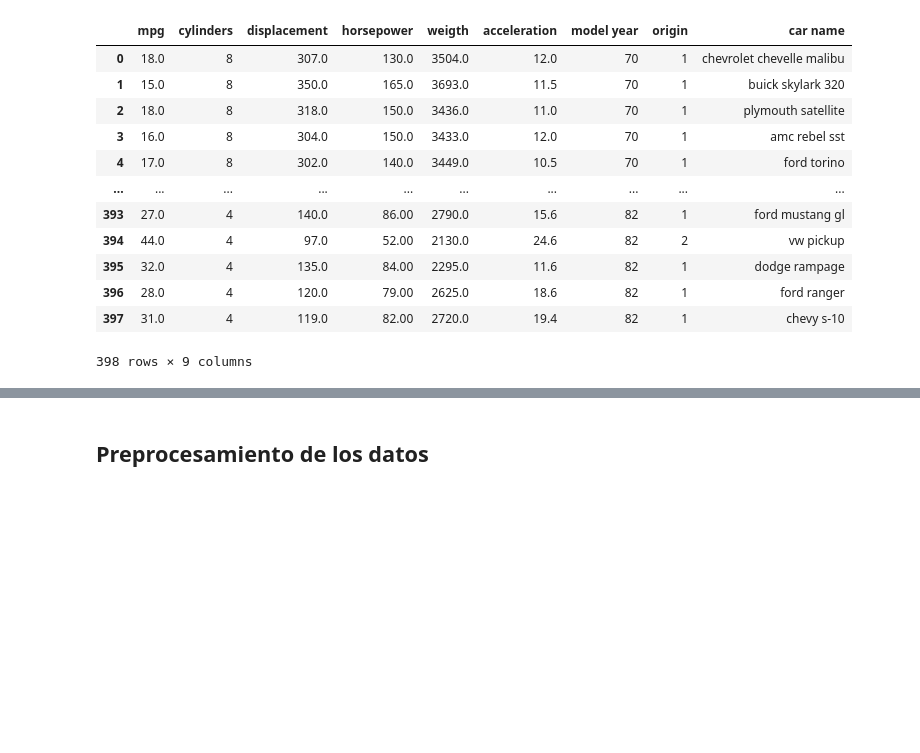
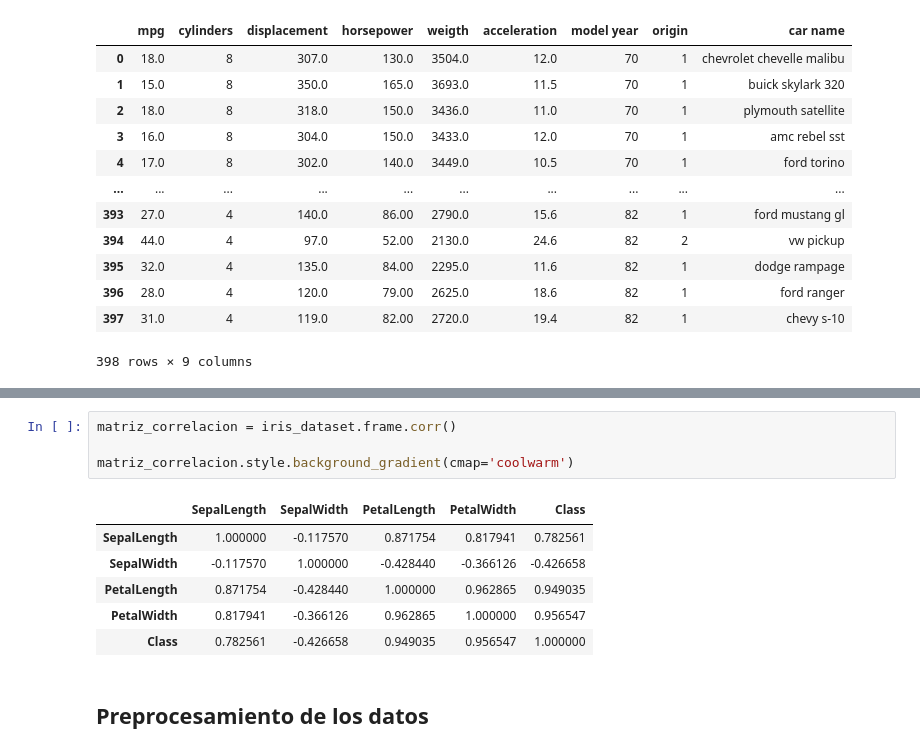
Before and after one commit to advy99/taller_osl_sklearn, a Jupyter notebook: notebook_taller.ipynb, the cells around one changed output, grey strips where cells are left out. Cells and saved outputs as stored; diff of their text form; blank space fills up the shorter version.

```diff
--- a/notebook_taller.ipynb
+++ b/notebook_taller.ipynb
@@ -79,3 +141,14 @@ mpg_dataset
+# %%
+matriz_correlacion = iris_dataset.frame.corr()
+
+matriz_correlacion.style.background_gradient(cmap='coolwarm')
+# %% [output]
+|  | SepalLength | SepalWidth | PetalLength | PetalWidth | Class |
+| SepalLength | 1.000000 | -0.117570 | 0.871754 | 0.817941 | 0.782561 |
+| SepalWidth | -0.117570 | 1.000000 | -0.428440 | -0.366126 | -0.426658 |
+| PetalLength | 0.871754 | -0.428440 | 1.000000 | 0.962865 | 0.949035 |
+| PetalWidth | 0.817941 | -0.366126 | 0.962865 | 1.000000 | 0.956547 |
+| Class | 0.782561 | -0.426658 | 0.949035 | 0.956547 | 1.000000 |
 # %% [markdown]
 ## Preprocesamiento de los datos
 # %% [markdown]
```
Also changed, not shown: parts of 7 cells of this notebook.
